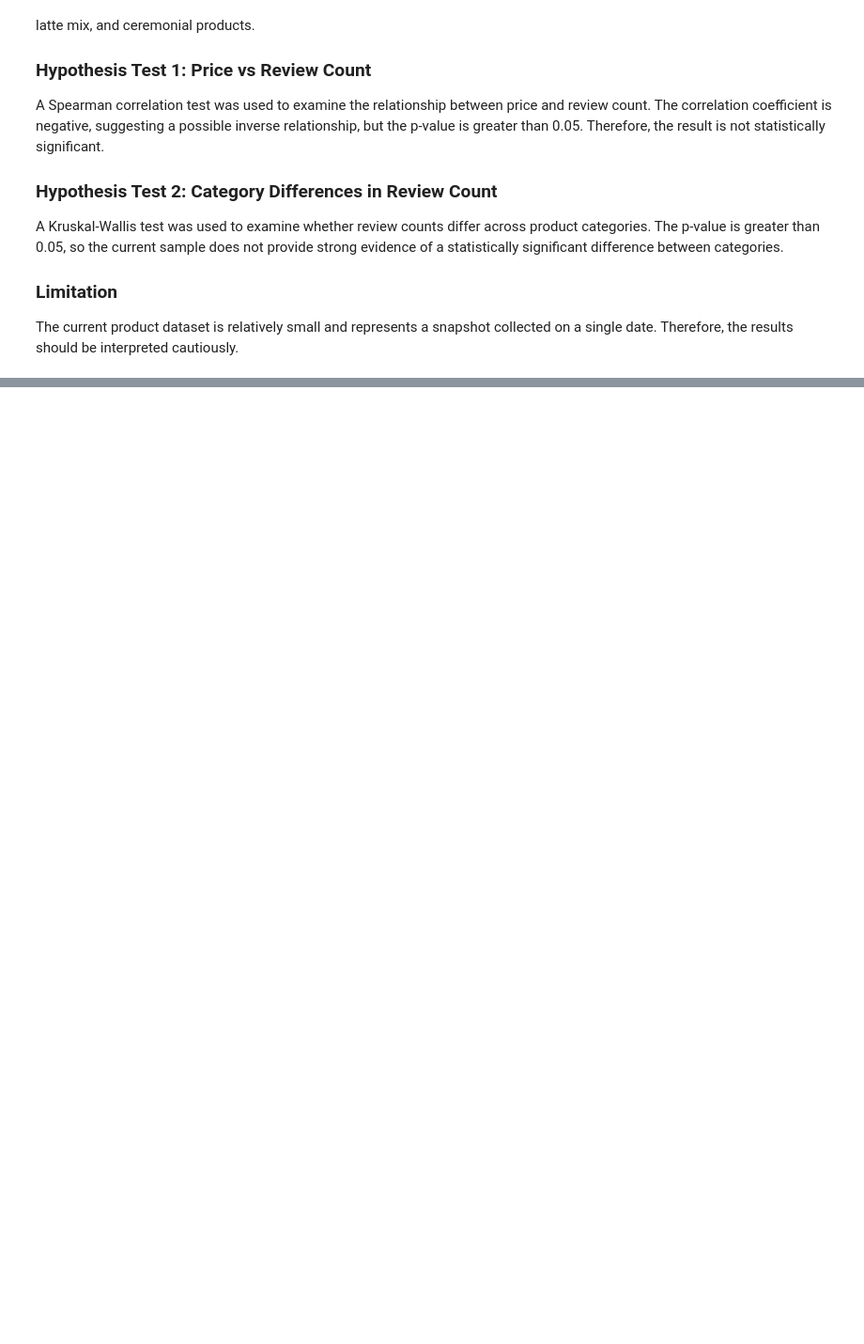
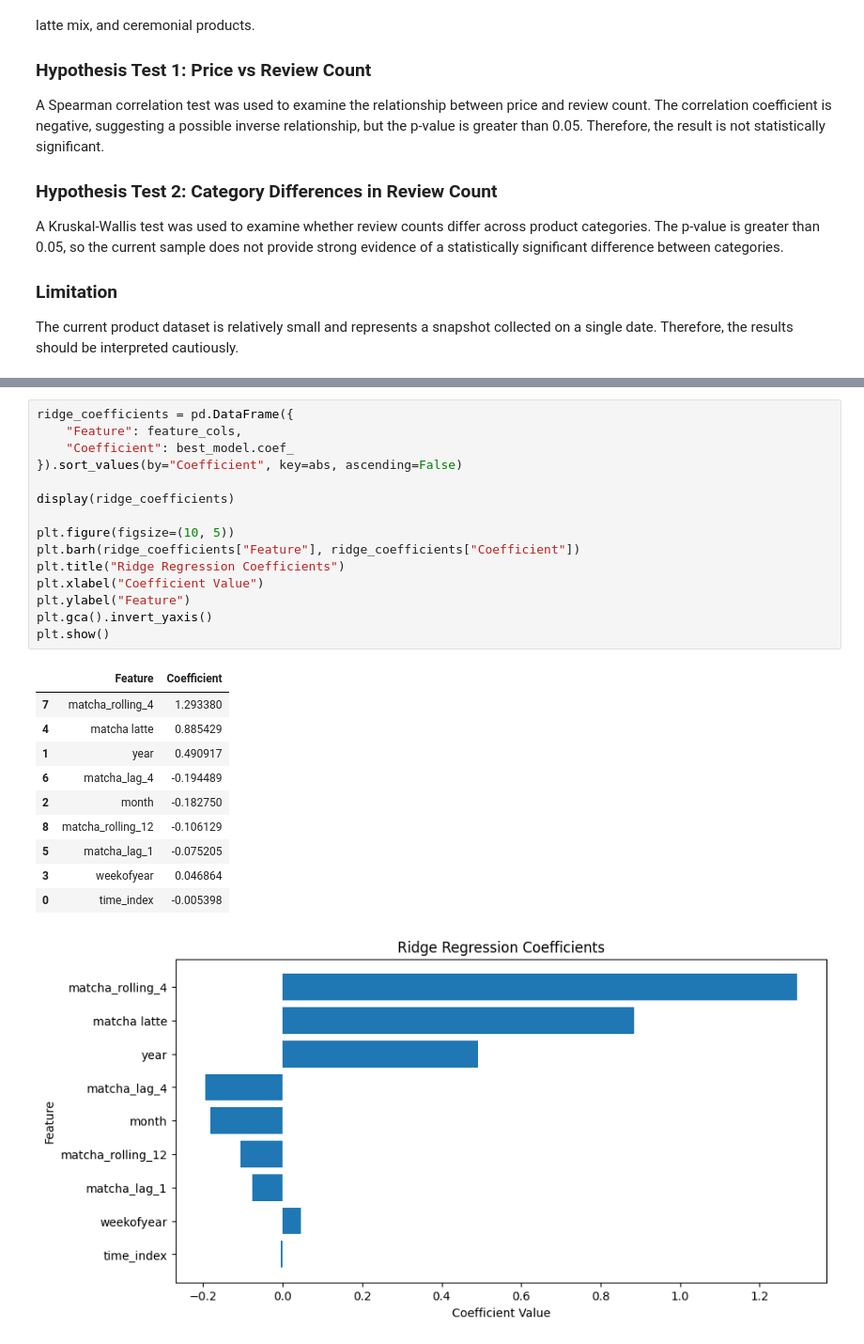
Before and after one commit to mervegoktanir/DSA210-Project, a Jupyter notebook: dsa210project.ipynb, the cells around one changed output, grey strips where cells are left out. Shown at 94% size. Cells and saved outputs as stored; diff of their text form; blank space fills up the shorter version.

```diff
--- a/dsa210project.ipynb
+++ b/dsa210project.ipynb
@@ -349,0 +686,27 @@ The current product dataset is relatively small and represents a snapshot collec
+# %%
+ridge_coefficients = pd.DataFrame({
+    "Feature": feature_cols,
+    "Coefficient": best_model.coef_
+}).sort_values(by="Coefficient", key=abs, ascending=False)
+
+display(ridge_coefficients)
+
+plt.figure(figsize=(10, 5))
+plt.barh(ridge_coefficients["Feature"], ridge_coefficients["Coefficient"])
+plt.title("Ridge Regression Coefficients")
+plt.xlabel("Coefficient Value")
+plt.ylabel("Feature")
+plt.gca().invert_yaxis()
+plt.show()
+# %% [output]
+|  | Feature | Coefficient |
+| 7 | matcha_rolling_4 | 1.293380 |
+| 4 | matcha latte | 0.885429 |
+| 1 | year | 0.490917 |
+| 6 | matcha_lag_4 | -0.194489 |
+| 2 | month | -0.182750 |
+| 8 | matcha_rolling_12 | -0.106129 |
+| 5 | matcha_lag_1 | -0.075205 |
+| 3 | weekofyear | 0.046864 |
+| 0 | time_index | -0.005398 |
+[figure, added]
```
Also changed, not shown: parts of 24 cells of this notebook.
